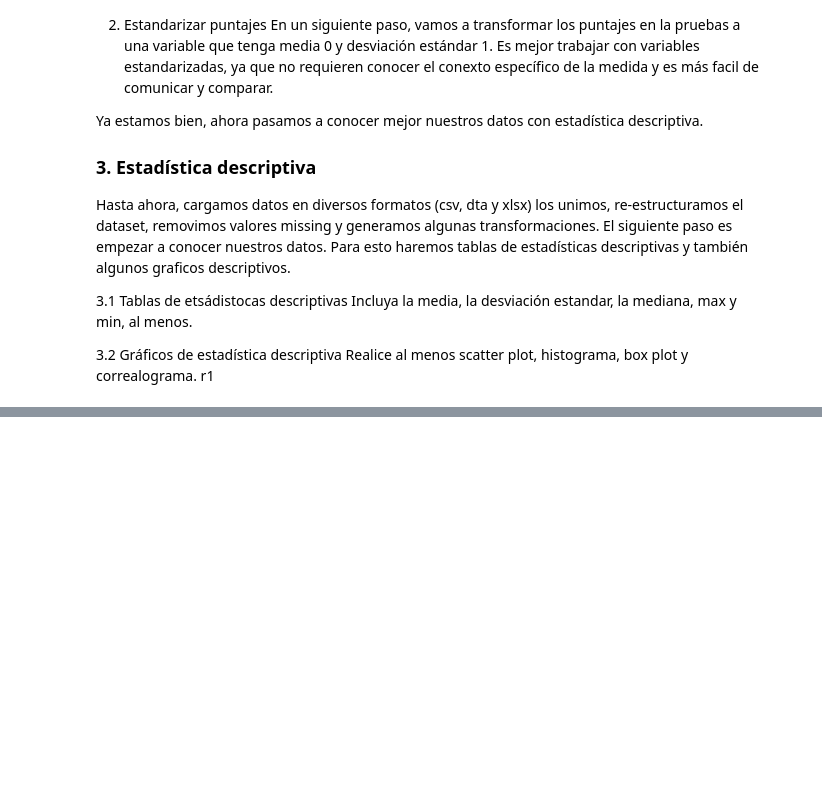
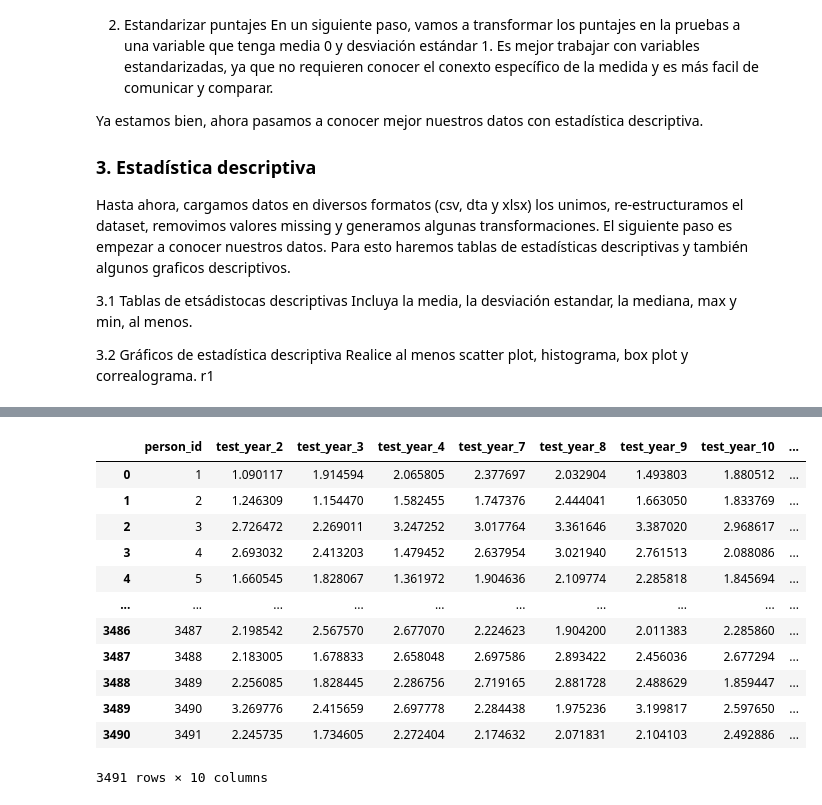
Before and after one commit to cindygarcia/TrabajoAnalisisDatos, a Jupyter notebook: taller1_enunciado.ipynb, the cells around one changed output, grey strips where cells are left out. Cells and saved outputs as stored; diff of their text form; code cells hidden in the pictures; blank space fills up the shorter version.

```diff
--- a/taller1_enunciado.ipynb
+++ b/taller1_enunciado.ipynb
@@ -839,0 +867,17 @@ df2
+# %%
+    df3 = pd.read_excel('school_data_3.xlsx')
+    df3
+# %% [output]
+|  | person_id | test_year_2 | test_year_3 | test_year_4 | test_year_7 | test_year_8 | test_year_9 | test_year_10 | ... |
+| 0 | 1 | 1.090117 | 1.914594 | 2.065805 | 2.377697 | 2.032904 | 1.493803 | 1.880512 | ... |
+| 1 | 2 | 1.246309 | 1.154470 | 1.582455 | 1.747376 | 2.444041 | 1.663050 | 1.833769 | ... |
+| 2 | 3 | 2.726472 | 2.269011 | 3.247252 | 3.017764 | 3.361646 | 3.387020 | 2.968617 | ... |
+| 3 | 4 | 2.693032 | 2.413203 | 1.479452 | 2.637954 | 3.021940 | 2.761513 | 2.088086 | ... |
+| 4 | 5 | 1.660545 | 1.828067 | 1.361972 | 1.904636 | 2.109774 | 2.285818 | 1.845694 | ... |
+| ... | ... | ... | ... | ... | ... | ... | ... | ... | ... |
+| 3486 | 3487 | 2.198542 | 2.567570 | 2.677070 | 2.224623 | 1.904200 | 2.011383 | 2.285860 | ... |
+| 3487 | 3488 | 2.183005 | 1.678833 | 2.658048 | 2.697586 | 2.893422 | 2.456036 | 2.677294 | ... |
+| 3488 | 3489 | 2.256085 | 1.828445 | 2.286756 | 2.719165 | 2.881728 | 2.488629 | 1.859447 | ... |
+| 3489 | 3490 | 3.269776 | 2.415659 | 2.697778 | 2.284438 | 1.975236 | 3.199817 | 2.597650 | ... |
+| 3490 | 3491 | 2.245735 | 1.734605 | 2.272404 | 2.174632 | 2.071831 | 2.104103 | 2.492886 | ... |
+3491 rows × 10 columns
```
Also changed, not shown: parts of 17 cells of this notebook.
